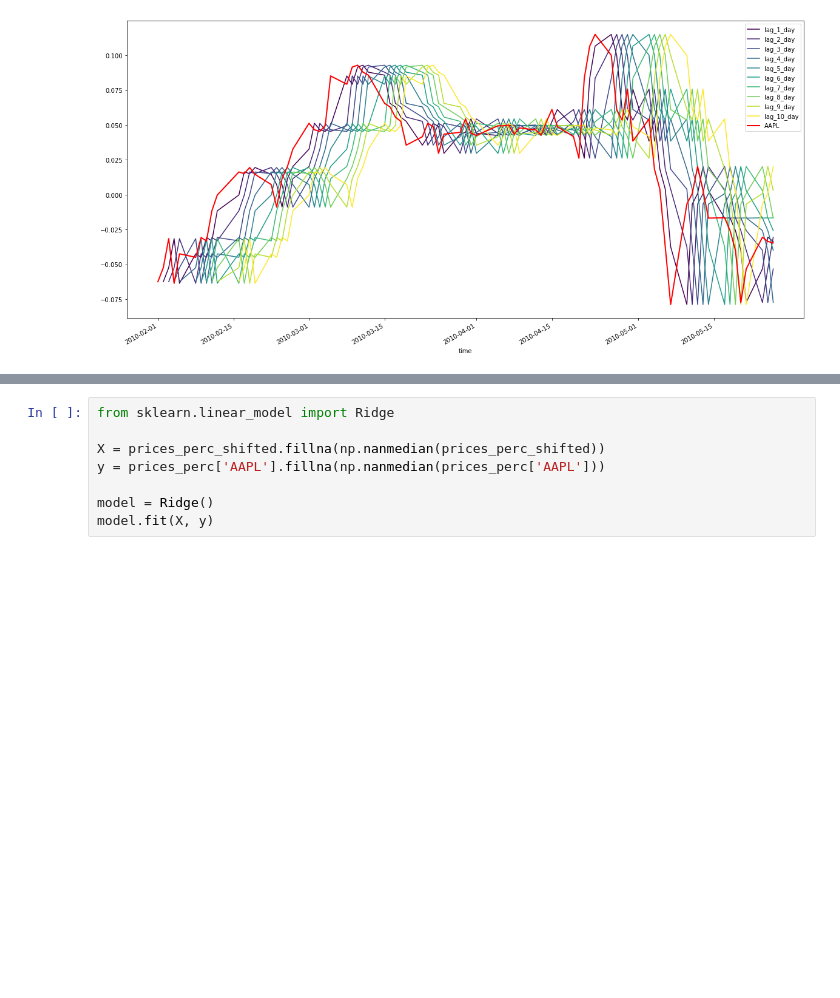
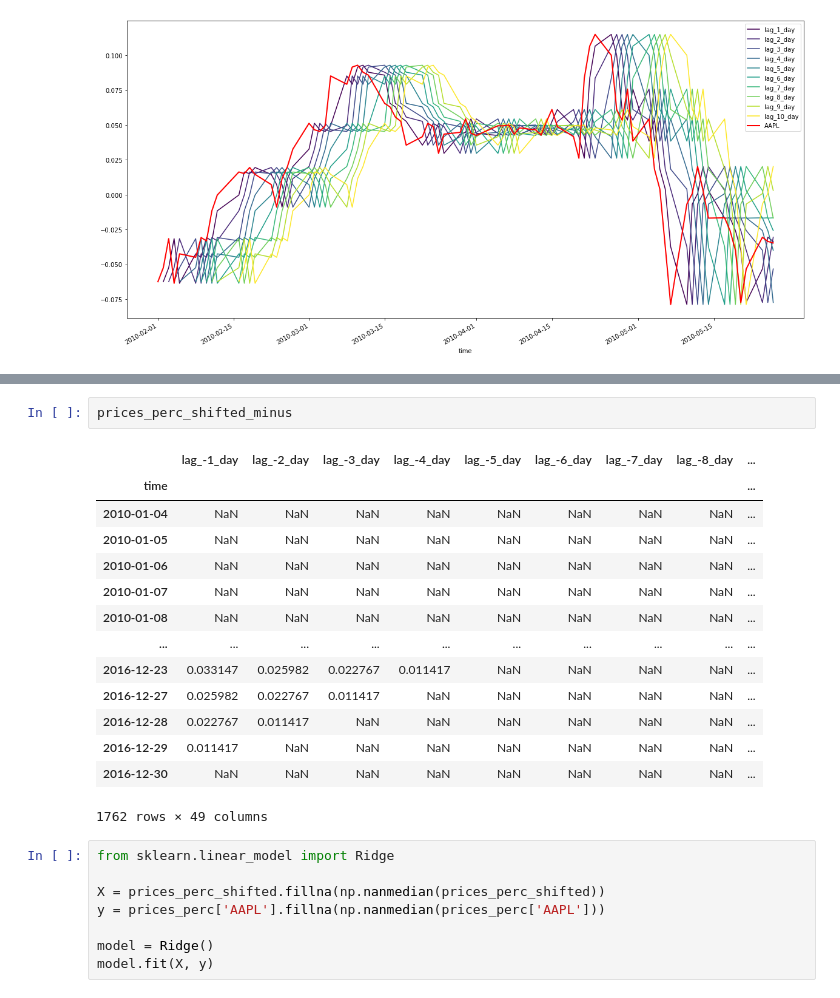
Before and after one commit to esjerome/forecasting, a Jupyter notebook: datacamp/my_own.ipynb, the cells around one changed output, grey strips where cells are left out. Cells and saved outputs as stored; diff of their text form; blank space fills up the shorter version.

```diff
--- a/datacamp/my_own.ipynb
+++ b/datacamp/my_own.ipynb
@@ -43,3 +67,20 @@ ax.legend(loc='best');
+# %%
+prices_perc_shifted_minus
+# %% [output]
+|  | lag_-1_day | lag_-2_day | lag_-3_day | lag_-4_day | lag_-5_day | lag_-6_day | lag_-7_day | lag_-8_day | ... |
+| time |  |  |  |  |  |  |  |  | ... |
+| 2010-01-04 | NaN | NaN | NaN | NaN | NaN | NaN | NaN | NaN | ... |
+| 2010-01-05 | NaN | NaN | NaN | NaN | NaN | NaN | NaN | NaN | ... |
+| 2010-01-06 | NaN | NaN | NaN | NaN | NaN | NaN | NaN | NaN | ... |
+| 2010-01-07 | NaN | NaN | NaN | NaN | NaN | NaN | NaN | NaN | ... |
+| 2010-01-08 | NaN | NaN | NaN | NaN | NaN | NaN | NaN | NaN | ... |
+| ... | ... | ... | ... | ... | ... | ... | ... | ... | ... |
+| 2016-12-23 | 0.033147 | 0.025982 | 0.022767 | 0.011417 | NaN | NaN | NaN | NaN | ... |
+| 2016-12-27 | 0.025982 | 0.022767 | 0.011417 | NaN | NaN | NaN | NaN | NaN | ... |
+| 2016-12-28 | 0.022767 | 0.011417 | NaN | NaN | NaN | NaN | NaN | NaN | ... |
+| 2016-12-29 | 0.011417 | NaN | NaN | NaN | NaN | NaN | NaN | NaN | ... |
+| 2016-12-30 | NaN | NaN | NaN | NaN | NaN | NaN | NaN | NaN | ... |
+1762 rows × 49 columns
 # %%
 from sklearn.linear_model import Ridge
 
```
Also changed, not shown: parts of 6 cells of this notebook.
